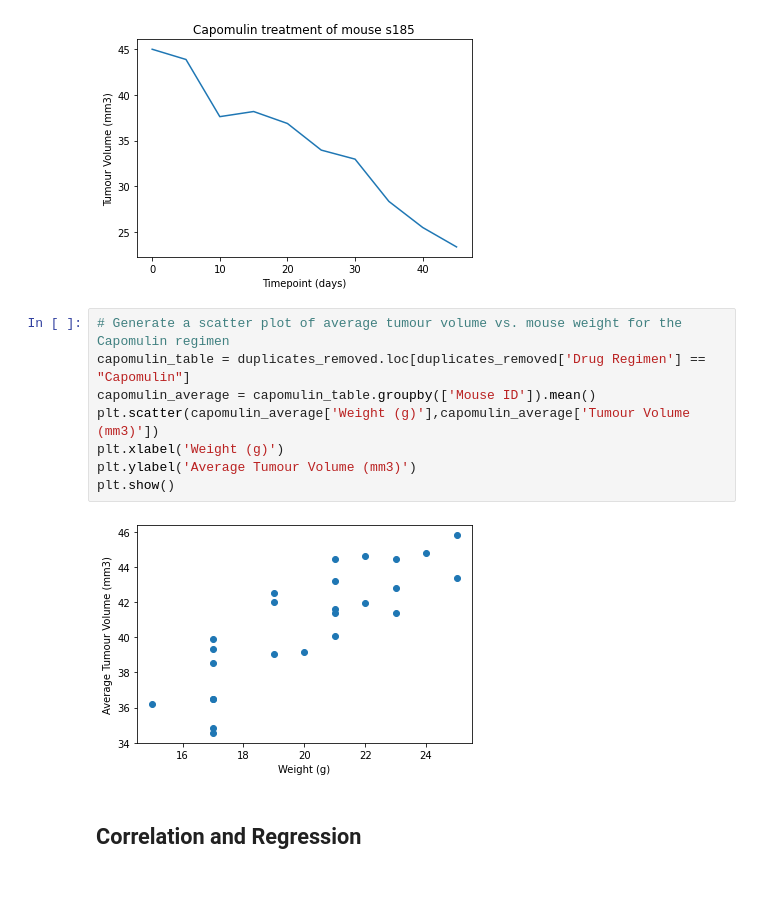
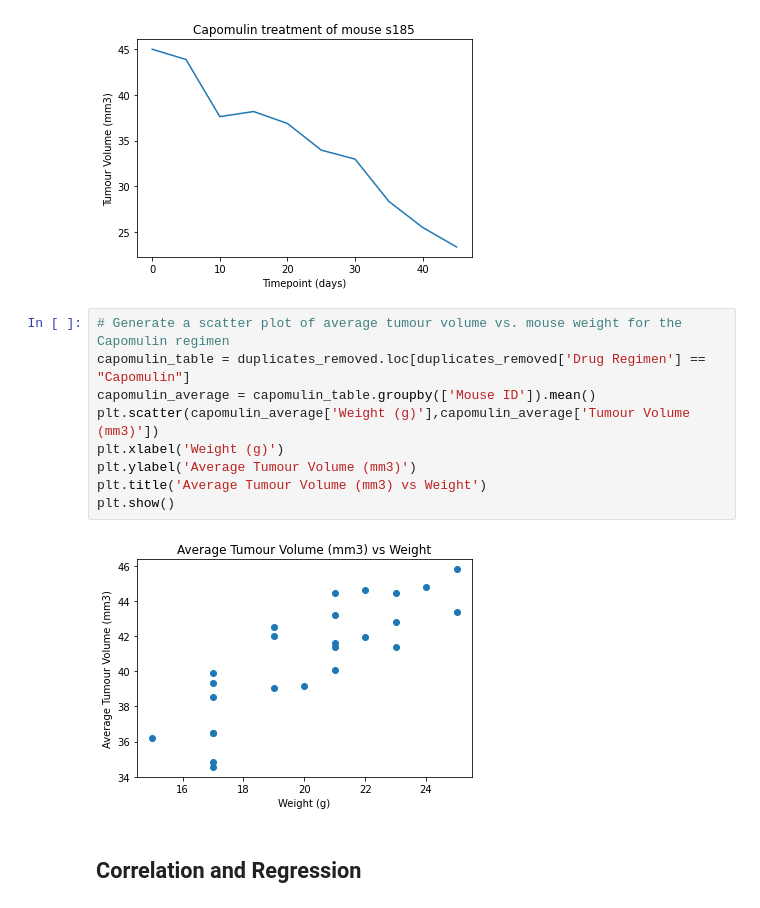
Before and after one commit to GILEV0/Matplotlib-Challenge, a Jupyter notebook: Pymaceuticals/pymaceuticals_starter1.ipynb, the cells around one changed output. Cells and saved outputs as stored; diff of their text form.

```diff
--- a/Pymaceuticals/pymaceuticals_starter1.ipynb
+++ b/Pymaceuticals/pymaceuticals_starter1.ipynb
@@ -347,13 +348,14 @@ plt.show()
 # %%
 # Generate a scatter plot of average tumour volume vs. mouse weight for the Capomulin regimen
 capomulin_table = duplicates_removed.loc[duplicates_removed['Drug Regimen'] == "Capomulin"]
 capomulin_average = capomulin_table.groupby(['Mouse ID']).mean()
 plt.scatter(capomulin_average['Weight (g)'],capomulin_average['Tumour Volume (mm3)'])
 plt.xlabel('Weight (g)')
 plt.ylabel('Average Tumour Volume (mm3)')
+plt.title('Average Tumour Volume (mm3) vs Weight')
 plt.show()
 # %% [output]
-[figure, old version]
+[figure, new version]
 # %% [markdown]
 ## Correlation and Regression
 # %%
```
Also changed, not shown: parts of 12 cells of this notebook.
